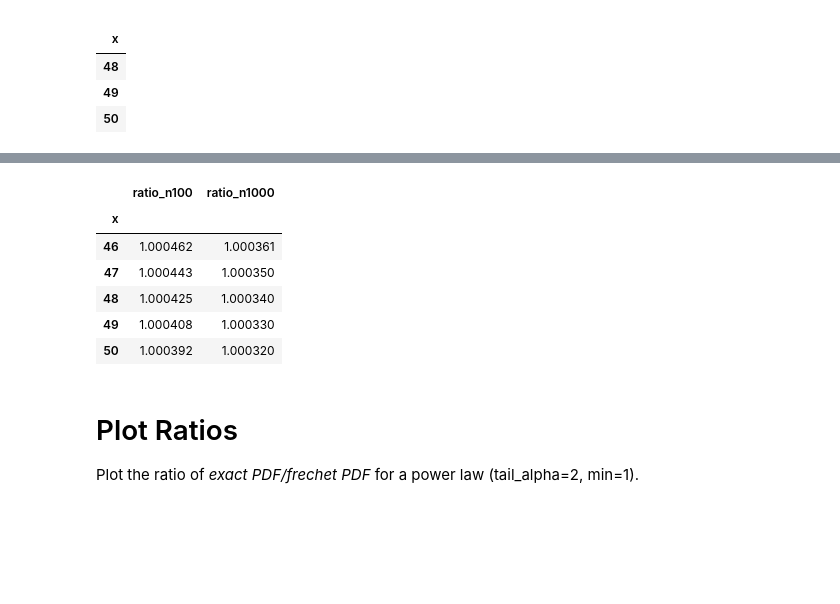
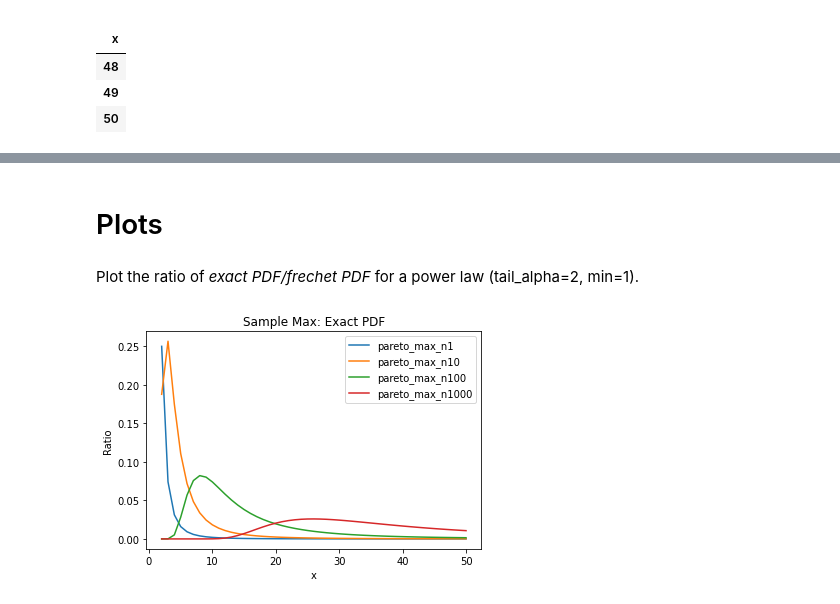
Before and after one commit to FergM/fattails, a Jupyter notebook: notebooks/NB35 - Distribution of the Sample Max.ipynb, the cells around one changed output, grey strips where cells are left out. Cells and saved outputs as stored; diff of their text form; code cells hidden in the pictures; blank space fills up the shorter version.

```diff
--- a/notebooks/NB35 - Distribution of the Sample Max.ipynb
+++ b/notebooks/NB35 - Distribution of the Sample Max.ipynb
@@ -125,3 +125,6 @@ pdf_ratio(x, n, alpha, L)
+# %%
+# Set sample sizes
+sample_sizes = [1, 10, 100, 1_000]
 # %%
 # Create range of x values
 x = range(1+1,50+1)  # x=1 is undefined so we start with x=2
@@ -156,13 +199,12 @@ df.head()
-# %%
-df.tail()
-# %% [output]
-|  | ratio_n100 | ratio_n1000 |
-| x |  |  |
-| 46 | 1.000462 | 1.000361 |
-| 47 | 1.000443 | 1.000350 |
-| 48 | 1.000425 | 1.000340 |
-| 49 | 1.000408 | 1.000330 |
-| 50 | 1.000392 | 1.000320 |
+# %% [markdown]
+# Plots
 # %% [markdown]
-# Plot Ratios
 Plot the ratio of *exact PDF/frechet PDF* for a power law (tail_alpha=2, min=1).
+# %%
+# Pareto Max
+plot_kwargs = {'title':'Sample Max: Exact PDF',
+               'ylabel':'Ratio'}
+
+pareto_max_df.plot(**plot_kwargs);
+# %% [output]
+[figure, added]
```
Also changed, not shown: parts of 9 cells of this notebook.
